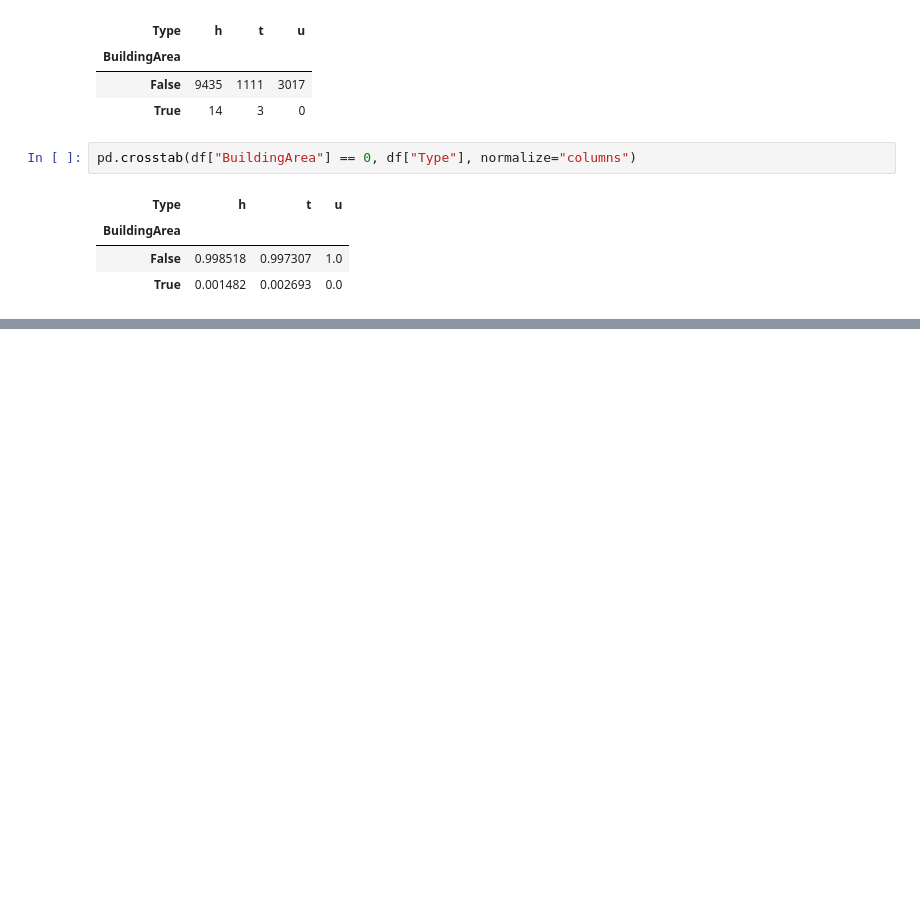
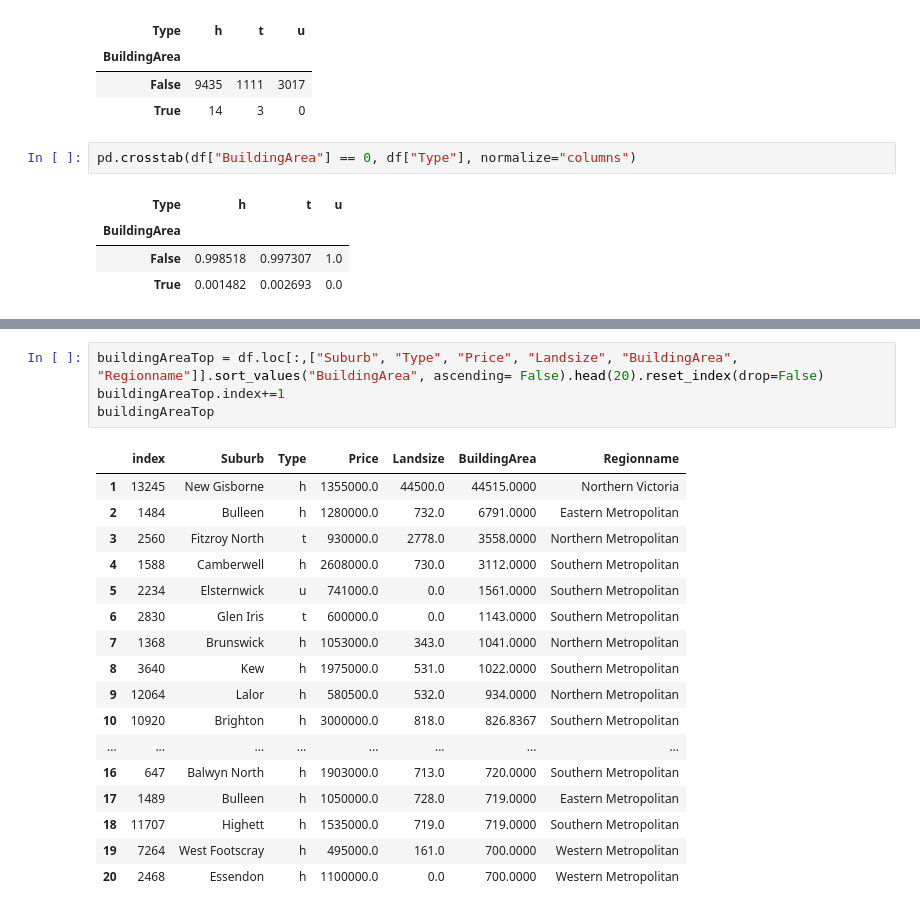
Before and after one commit to cousc0us/melbourne-suburb-analytics, a Jupyter notebook: notebooks/01_eda.ipynb, the cells around one changed output, grey strips where cells are left out. Cells and saved outputs as stored; diff of their text form; blank space fills up the shorter version.

```diff
--- a/notebooks/01_eda.ipynb
+++ b/notebooks/01_eda.ipynb
@@ -197,0 +300,22 @@ pd.crosstab(df["BuildingArea"] == 0, df["Type"], normalize="columns")
+# %%
+buildingAreaTop = df.loc[:,["Suburb", "Type", "Price", "Landsize", "BuildingArea", "Regionname"]].sort_values("BuildingArea", ascending= False).head(20).reset_index(drop=False)
+buildingAreaTop.index+=1
+buildingAreaTop
+# %% [output]
+|  | index | Suburb | Type | Price | Landsize | BuildingArea | Regionname |
+| 1 | 13245 | New Gisborne | h | 1355000.0 | 44500.0 | 44515.0000 | Northern Victoria |
+| 2 | 1484 | Bulleen | h | 1280000.0 | 732.0 | 6791.0000 | Eastern Metropolitan |
+| 3 | 2560 | Fitzroy North | t | 930000.0 | 2778.0 | 3558.0000 | Northern Metropolitan |
+| 4 | 1588 | Camberwell | h | 2608000.0 | 730.0 | 3112.0000 | Southern Metropolitan |
+| 5 | 2234 | Elsternwick | u | 741000.0 | 0.0 | 1561.0000 | Southern Metropolitan |
+| 6 | 2830 | Glen Iris | t | 600000.0 | 0.0 | 1143.0000 | Southern Metropolitan |
+| 7 | 1368 | Brunswick | h | 1053000.0 | 343.0 | 1041.0000 | Northern Metropolitan |
+| 8 | 3640 | Kew | h | 1975000.0 | 531.0 | 1022.0000 | Southern Metropolitan |
+| 9 | 12064 | Lalor | h | 580500.0 | 532.0 | 934.0000 | Northern Metropolitan |
+| 10 | 10920 | Brighton | h | 3000000.0 | 818.0 | 826.8367 | Southern Metropolitan |
+| ... | ... | ... | ... | ... | ... | ... | ... |
+| 16 | 647 | Balwyn North | h | 1903000.0 | 713.0 | 720.0000 | Southern Metropolitan |
+| 17 | 1489 | Bulleen | h | 1050000.0 | 728.0 | 719.0000 | Eastern Metropolitan |
+| 18 | 11707 | Highett | h | 1535000.0 | 719.0 | 719.0000 | Southern Metropolitan |
+| 19 | 7264 | West Footscray | h | 495000.0 | 161.0 | 700.0000 | Western Metropolitan |
+| 20 | 2468 | Essendon | h | 1100000.0 | 0.0 | 700.0000 | Western Metropolitan |
```
Also changed, not shown: parts of 40 cells of this notebook.
